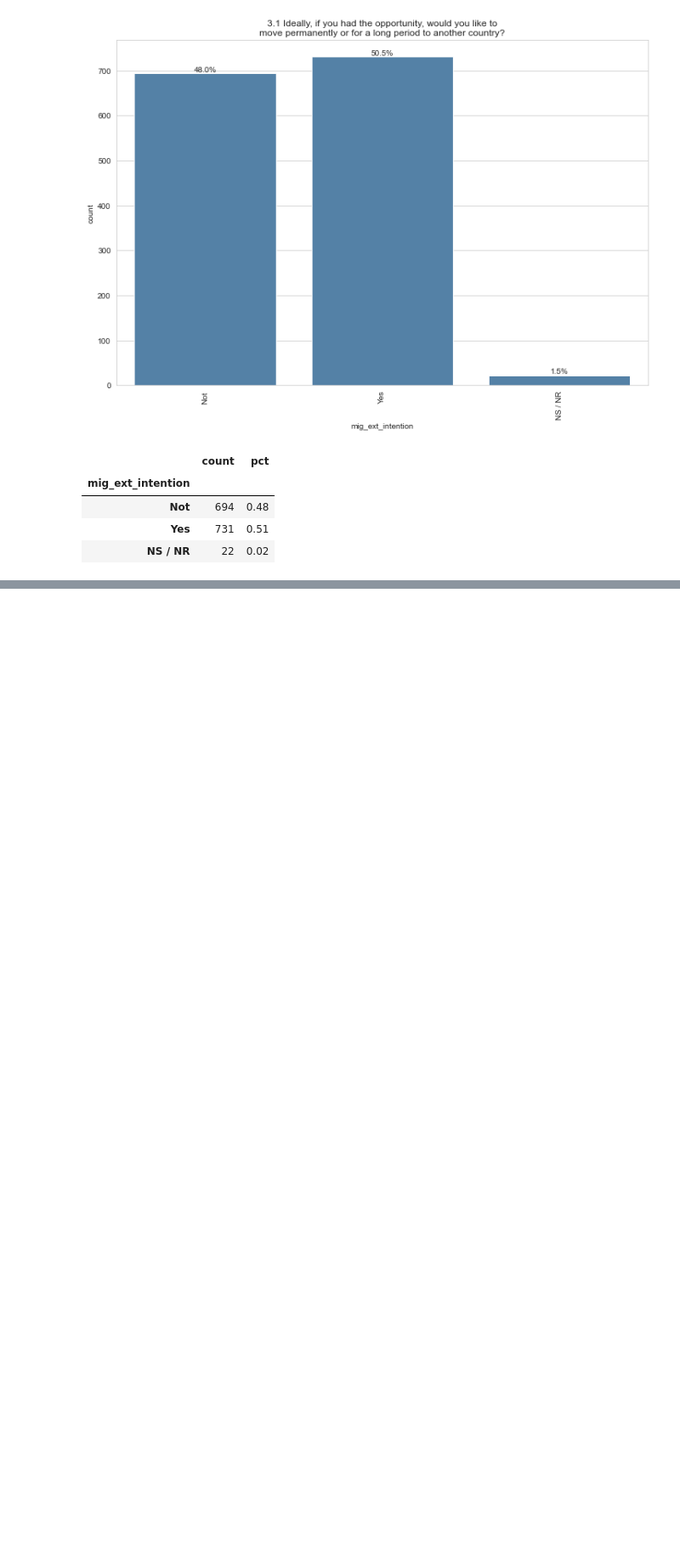
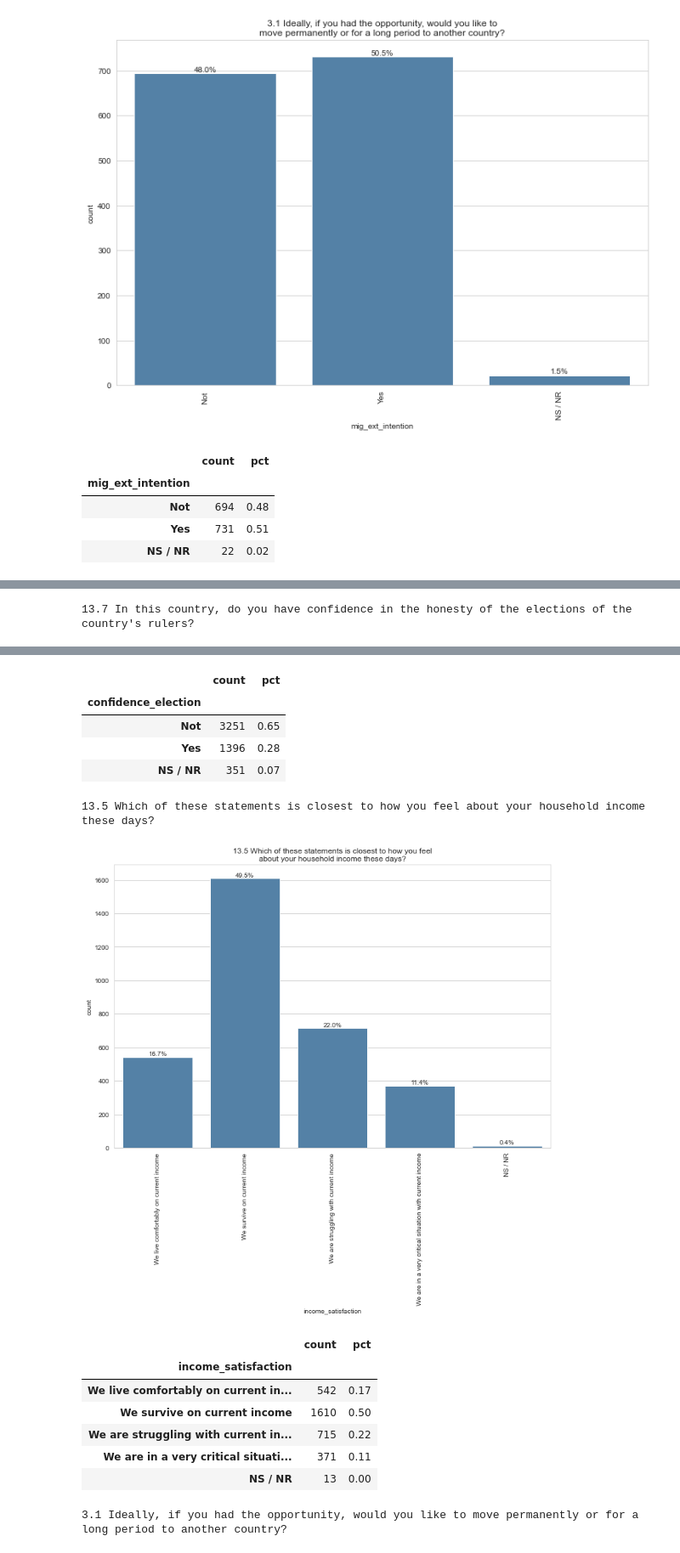
Before and after one commit to andreaariasaa/StoryViz, a Jupyter notebook: DataAnalysis/playing_with_data.ipynb, the cells around one changed output, grey strips where cells are left out. Shown at 85% size. Cells and saved outputs as stored; diff of their text form; code cells hidden in the pictures; blank space fills up the shorter version.

```diff
--- a/DataAnalysis/playing_with_data.ipynb
+++ b/DataAnalysis/playing_with_data.ipynb
@@ -254,0 +234,12 @@ plot_data(new_df, 'mig_ext_intention')
+# %%
+plot_data(main_df, 'confidence_election')
+
+new_df = narrow_data(main_df, 'confidence_election', 'Not')
+
+plot_data(new_df, 'income_satisfaction')
+
+next_df = narrow_data(new_df, 'income_satisfaction', 'We are in a very critical situation with current income')
+
+plot_data(next_df, 'mig_ext_intention')
+# %% [output]
+13.7 In this country, do you have confidence in the honesty of the elections of the country's rulers?
@@ -254,0 +247,15 @@ plot_data(new_df, 'mig_ext_intention')
+|  | count | pct |
+| confidence_election |  |  |
+| Not | 3251 | 0.65 |
+| Yes | 1396 | 0.28 |
+| NS / NR | 351 | 0.07 |
+13.5 Which of these statements is closest to how you feel about your household income these days?
+[figure, added]
+|  | count | pct |
+| income_satisfaction |  |  |
+| We live comfortably on current in... | 542 | 0.17 |
+| We survive on current income | 1610 | 0.50 |
+| We are struggling with current in... | 715 | 0.22 |
+| We are in a very critical situati... | 371 | 0.11 |
+| NS / NR | 13 | 0.00 |
+3.1 Ideally, if you had the opportunity, would you like to move permanently or for a long period to another country?
```
Also changed, not shown: parts of 16 cells of this notebook, 6 other files.
